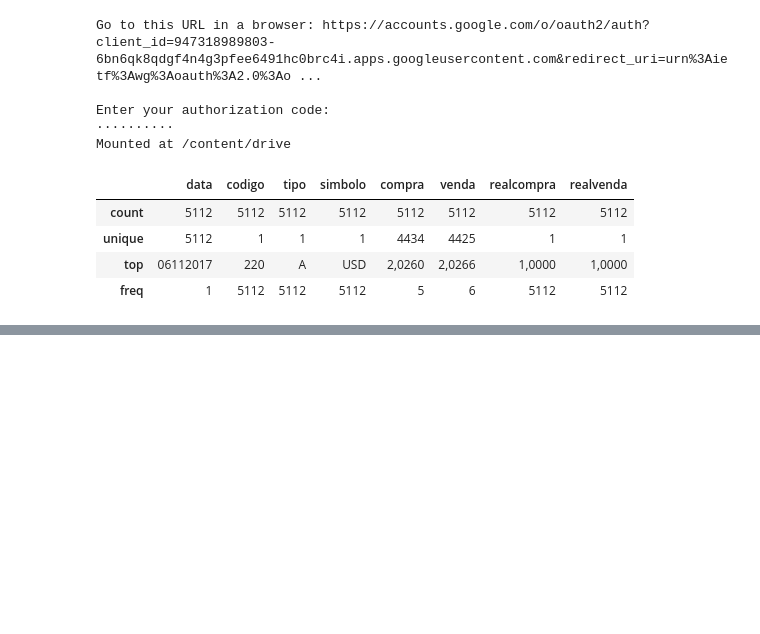
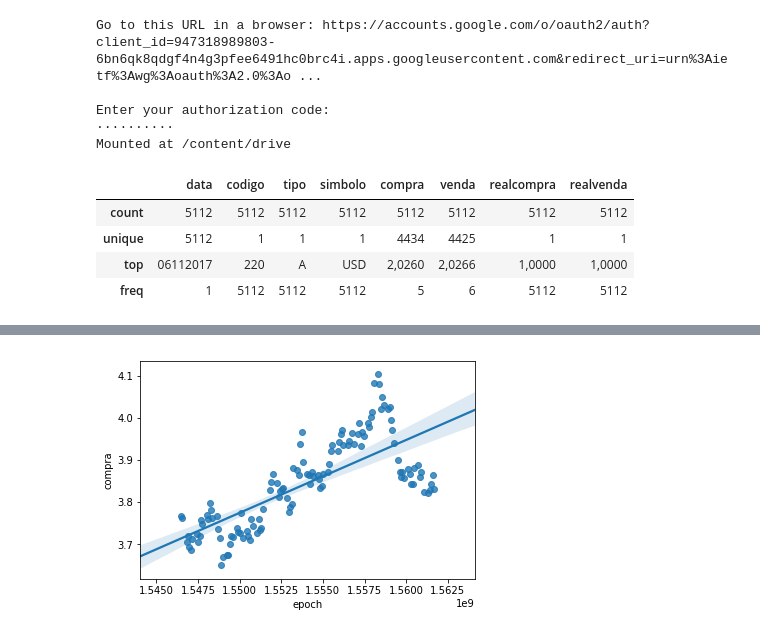
Before and after one commit to doricardo-zz/relacao-dolar-governos-brasil, a Jupyter notebook: relacao_dolar_governos_brasil.ipynb, the cells around one changed output, grey strips where cells are left out. Saved outputs shown, nothing was run; the diff lists cells and outputs as text; code cells hidden in the pictures; blank space fills up the shorter version.

```diff
--- a/relacao_dolar_governos_brasil.ipynb
+++ b/relacao_dolar_governos_brasil.ipynb
@@ -91,3 +86,7 @@ grafico_regplot(dolar, '2016-01-01', '2016-12-31')
+# %%
+grafico_regplot(dolar, '2019-01-01', '2019-06-30')
+# %% [output]
+[figure, added]
 # %%
 dolar.plot(y=['compra', 'venda'])
 # %% [output]
```
Also changed, not shown: parts of 6 cells of this notebook.
